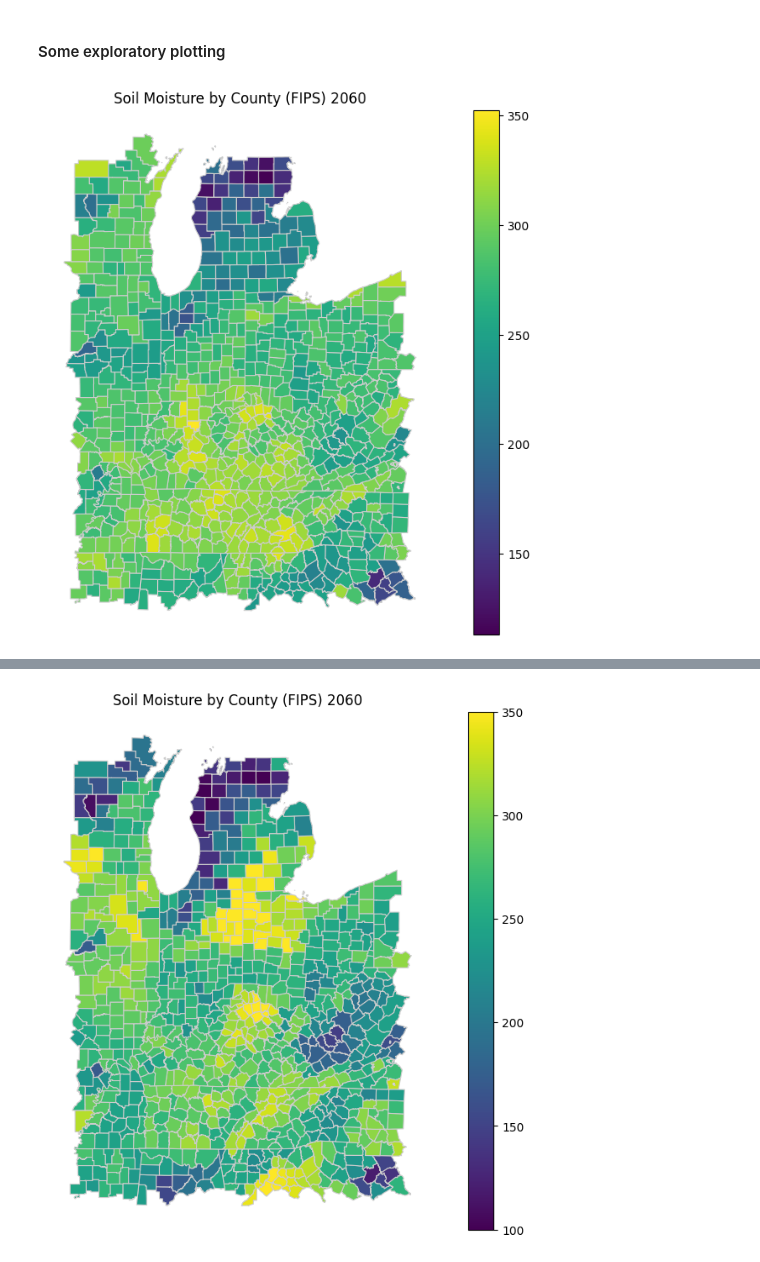
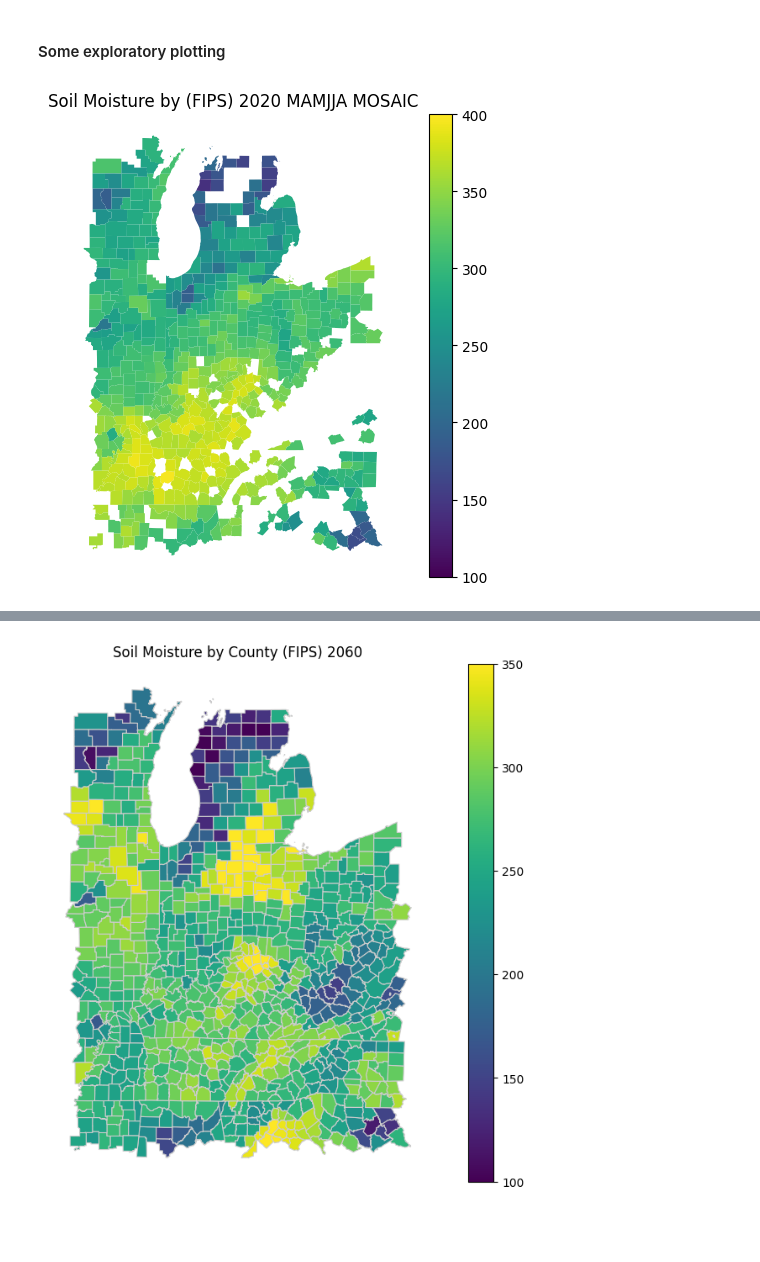
Before and after one commit to theo-avila/avila_et_al_2025_pyWBM_yield, a Jupyter notebook: 1_aggregate_to_fips.ipynb, the cells around one changed output, grey strips where cells are left out. Saved outputs shown, nothing was run; the diff lists cells and outputs as text; code cells hidden in the pictures; blank space fills up the shorter version.

Commit message:
masked yields & soilMoist in preperation for training fixed ols model

```diff
--- a/1_aggregate_to_fips.ipynb
+++ b/1_aggregate_to_fips.ipynb
@@ -13,8 +13,8 @@ import matplotlib.pyplot as plt
 # %% [markdown]
 ### Inputs
 # %%
-filein = "/storage/group/pches/default/users/dcl5300/wbm_soilM_uc_2024_DATA/projections/eCONUS/out/LOCA2/GFDL-ESM4_r1i1p1f1_ssp245_SMAP_mse.nc"
-county_shp_path = "/storage/work/cta5244/avila_et_al_2026_pyWBM_yield/shape_files/counties_contig_plot.shp"
+filein = "/storage/group/pches/default/users/dcl5300/wbm_soilM_uc_2024_DATA/projections/eCONUS/out/LOCA2/GFDL-ESM4_r1i1p1f1_ssp245_MOSAIC_mse.nc"
+county_shp_path = "/storage/work/cta5244/avila_et_al_2025_pyWBM_yield/shape_files/counties_contig_plot.shp"
 ds = xr.open_dataset(filein, chunks='auto')
 # %% [markdown]
 ### Lower nc file size
@@ -25,6 +25,6 @@ lat_min = 34
 lat_max = 45
 
 ds = ds.where((ds.lon >= lon_min) & (ds.lon <= lon_max) & (ds.lat >= lat_min) & (ds.lat <= lat_max))
-ds = ds.sel(time=slice(f'{2060}-06-01', f'{2060}-10-31'))
+ds = ds.sel(time=slice(f'{2020}-03-01', f'{2020}-08-31'))
 ds.load()
 # %% [output]
@@ -59,15 +59,28 @@ all variables aggregated to polygons!
 # %% [markdown]
 #### Some exploratory plotting
 # %%
+## yearly mean for soilMoist, merge for plotting
 fips_mean = ds_out.groupby(level=['fips']).mean()
+merged_gdf = us_county.merge(fips_mean, on='fips')
+merged_gdf_nonnan = merged_gdf.dropna()
+
+# corn yield data being loaded and processed for 2020
+usda_filepath = "/storage/home/cta5244/work/avila_et_al_2025_pyWBM_yield/data/usda_historical_yields.csv"
+usda_pd = pd.read_csv(usda_filepath)
+usda_pd['fips'] = usda_pd['fips'].astype(str).str.zfill(5)
+yearly_yield_map = usda_pd.loc[usda_pd['year'] == 2020]
+yearly_yield_map_filtered = yearly_yield_map[yearly_yield_map['fips'].isin(merged_gdf_nonnan['fips'])]
+merged_yield = us_county.merge(yearly_yield_map_filtered, on='fips', how='inner')
+merged_yield_nonnan = merged_yield.dropna()
+
+merged_gdf_nonnan_same_area = merged_gdf_nonnan[merged_gdf_nonnan['fips'].isin(merged_yield_nonnan['fips'])]
 # %%
-merged_gdf = us_county.merge(fips_mean, on='fips')
-fig, ax = plt.subplots(1, 1, figsize=(12, 8))
-merged_gdf.plot(column='soilMoist', cmap='viridis', linewidth=0.8, ax=ax, edgecolor='0.8', legend=True)
-ax.set_title("Soil Moisture by County (FIPS) 2060 MOSAIC")
+fig, ax = plt.subplots(1, 1, figsize=(8, 6))
+merged_gdf_nonnan_same_area.plot(column='soilMoist', cmap='viridis', linewidth=0.8, ax=ax, legend=True, vmax=400, vmin=100)
+ax.set_title("Soil Moisture by (FIPS) 2020 MAMJJA MOSAIC")
 ax.set_axis_off()
 
 # Show the plot
 plt.show()
 # %% [output]
-[figure, old version]
+[figure, new version]
```
Also changed, not shown: parts of 3 cells of this notebook.
